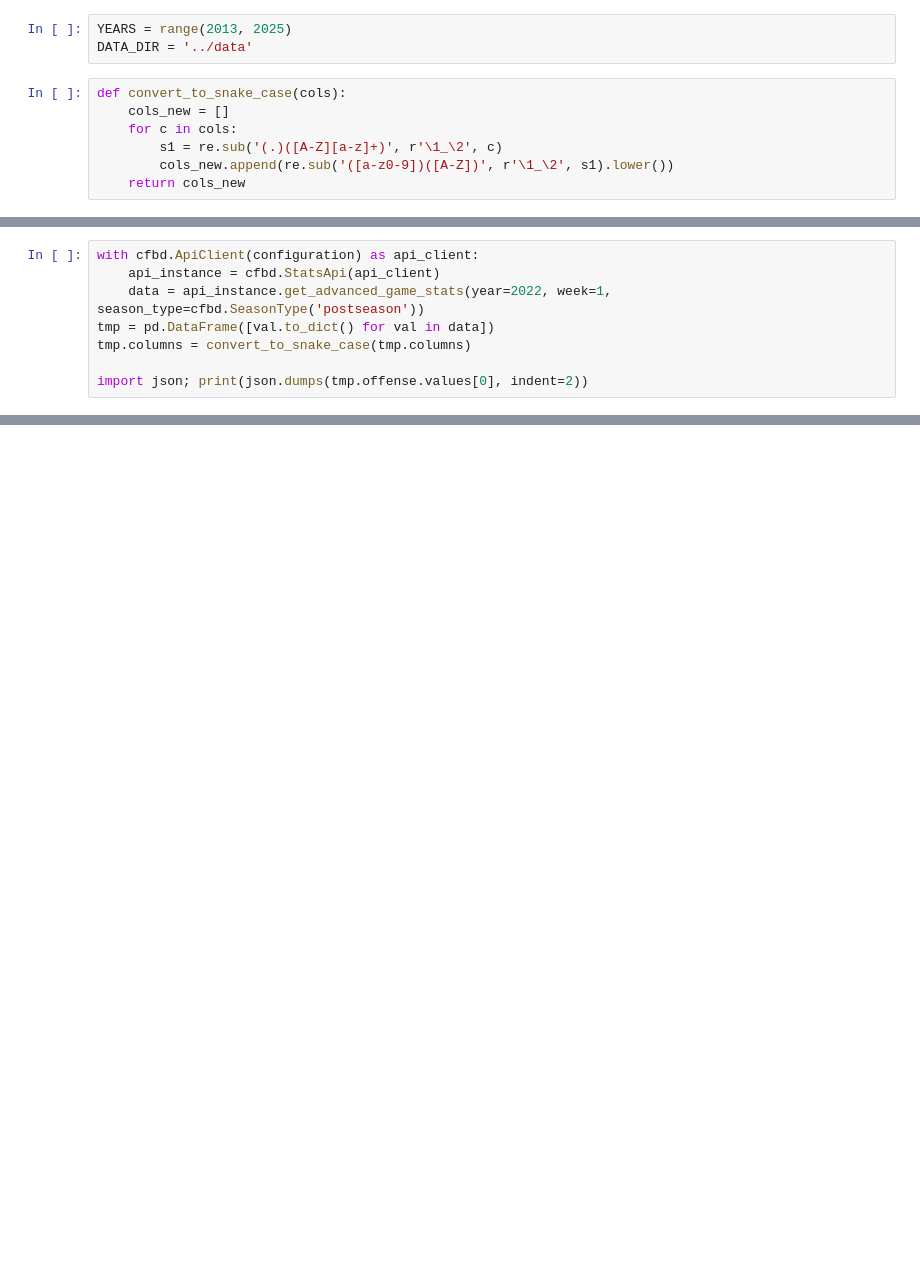
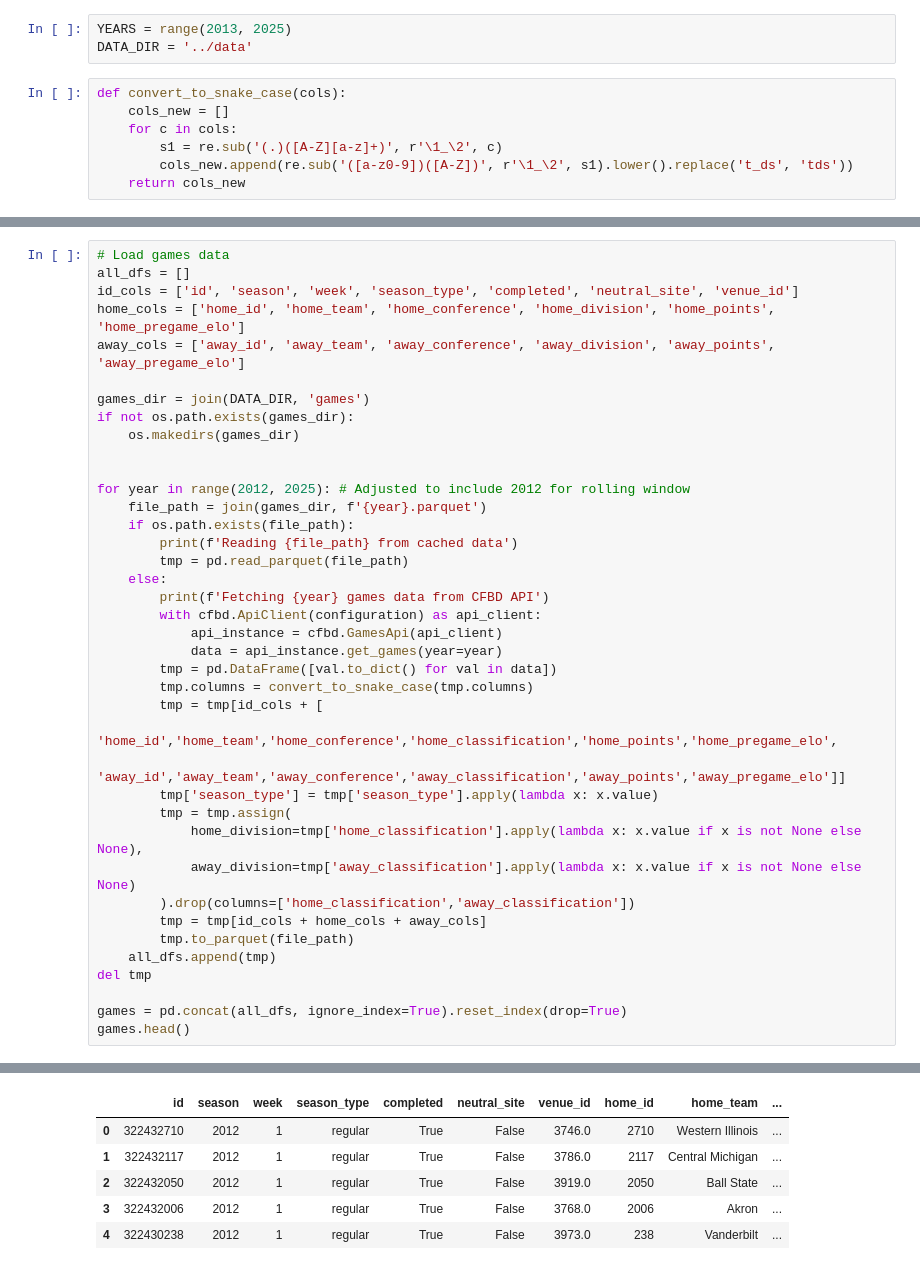
Before and after one commit to lneuendorf/cfb-win-probability, a Jupyter notebook: notebooks/rush_yards.ipynb, the cells around one changed output, grey strips where cells are left out. Cells and saved outputs as stored; diff of their text form; blank space fills up the shorter version.

```diff
--- a/notebooks/rush_yards.ipynb
+++ b/notebooks/rush_yards.ipynb
@@ -33,5 +34,5 @@ def convert_to_snake_case(cols):
     cols_new = []
     for c in cols:
         s1 = re.sub('(.)([A-Z][a-z]+)', r'\1_\2', c)
-        cols_new.append(re.sub('([a-z0-9])([A-Z])', r'\1_\2', s1).lower())
+        cols_new.append(re.sub('([a-z0-9])([A-Z])', r'\1_\2', s1).lower().replace('t_ds', 'tds'))
     return cols_new
@@ -40,8 +38,0 @@ def convert_to_snake_case(cols):
-# %%
-with cfbd.ApiClient(configuration) as api_client:
-    api_instance = cfbd.StatsApi(api_client)
-    data = api_instance.get_advanced_game_stats(year=2022, week=1, season_type=cfbd.SeasonType('postseason'))
-tmp = pd.DataFrame([val.to_dict() for val in data])
-tmp.columns = convert_to_snake_case(tmp.columns)
-
-import json; print(json.dumps(tmp.offense.values[0], indent=2))
@@ -114,0 +85,40 @@ tmp.head()
+# %%
+# Load games data
+all_dfs = []
+id_cols = ['id', 'season', 'week', 'season_type', 'completed', 'neutral_site', 'venue_id']
+home_cols = ['home_id', 'home_team', 'home_conference', 'home_division', 'home_points', 'home_pregame_elo']
+away_cols = ['away_id', 'away_team', 'away_conference', 'away_division', 'away_points', 'away_pregame_elo']
+
+games_dir = join(DATA_DIR, 'games')
+if not os.path.exists(games_dir):
+    os.makedirs(games_dir)
+
+
+for year in range(2012, 2025): # Adjusted to include 2012 for rolling window
+    file_path = join(games_dir, f'{year}.parquet')
+    if os.path.exists(file_path):
+        print(f'Reading {file_path} from cached data')
+        tmp = pd.read_parquet(file_path)
+    else:
+        print(f'Fetching {year} games data from CFBD API')
+        with cfbd.ApiClient(configuration) as api_client:
+            api_instance = cfbd.GamesApi(api_client)
+            data = api_instance.get_games(year=year)
+        tmp = pd.DataFrame([val.to_dict() for val in data])
+        tmp.columns = convert_to_snake_case(tmp.columns)
+        tmp = tmp[id_cols + [
+                            'home_id','home_team','home_conference','home_classification','home_points','home_pregame_elo',
+                            'away_id','away_team','away_conference','away_classification','away_points','away_pregame_elo']]
+        tmp['season_type'] = tmp['season_type'].apply(lambda x: x.value)
+        tmp = tmp.assign(
+            home_division=tmp['home_classification'].apply(lambda x: x.value if x is not None else None),
+            away_division=tmp['away_classification'].apply(lambda x: x.value if x is not None else None)
+        ).drop(columns=['home_classification','away_classification'])
+        tmp = tmp[id_cols + home_cols + away_cols]
+        tmp.to_parquet(file_path)
+    all_dfs.append(tmp)
+del tmp
+
+games = pd.concat(all_dfs, ignore_index=True).reset_index(drop=True)
+games.head()
+# %% [output]
@@ -114,0 +138,6 @@ tmp.head()
+|  | id | season | week | season_type | completed | neutral_site | venue_id | home_id | home_team | ... |
+| 0 | 322432710 | 2012 | 1 | regular | True | False | 3746.0 | 2710 | Western Illinois | ... |
+| 1 | 322432117 | 2012 | 1 | regular | True | False | 3786.0 | 2117 | Central Michigan | ... |
+| 2 | 322432050 | 2012 | 1 | regular | True | False | 3919.0 | 2050 | Ball State | ... |
+| 3 | 322432006 | 2012 | 1 | regular | True | False | 3768.0 | 2006 | Akron | ... |
+| 4 | 322430238 | 2012 | 1 | regular | True | False | 3973.0 | 238 | Vanderbilt | ... |
```
Also changed, not shown: parts of 21 cells of this notebook, 6 other files.
